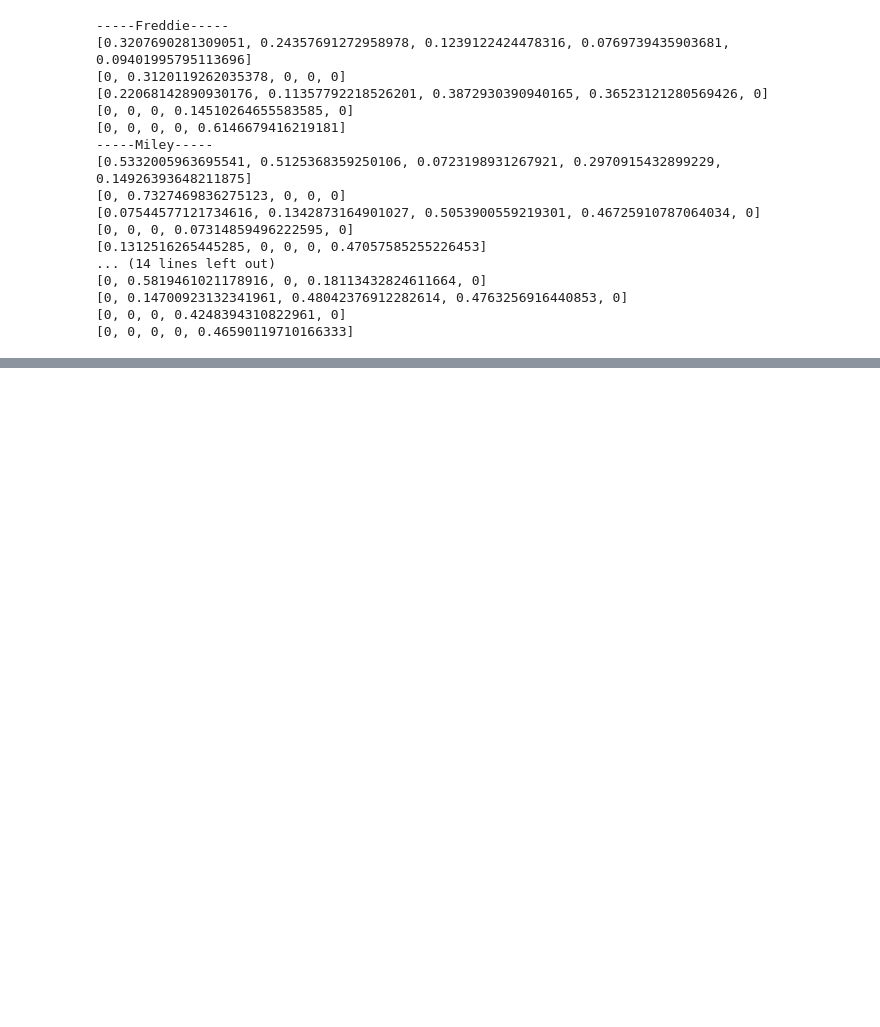
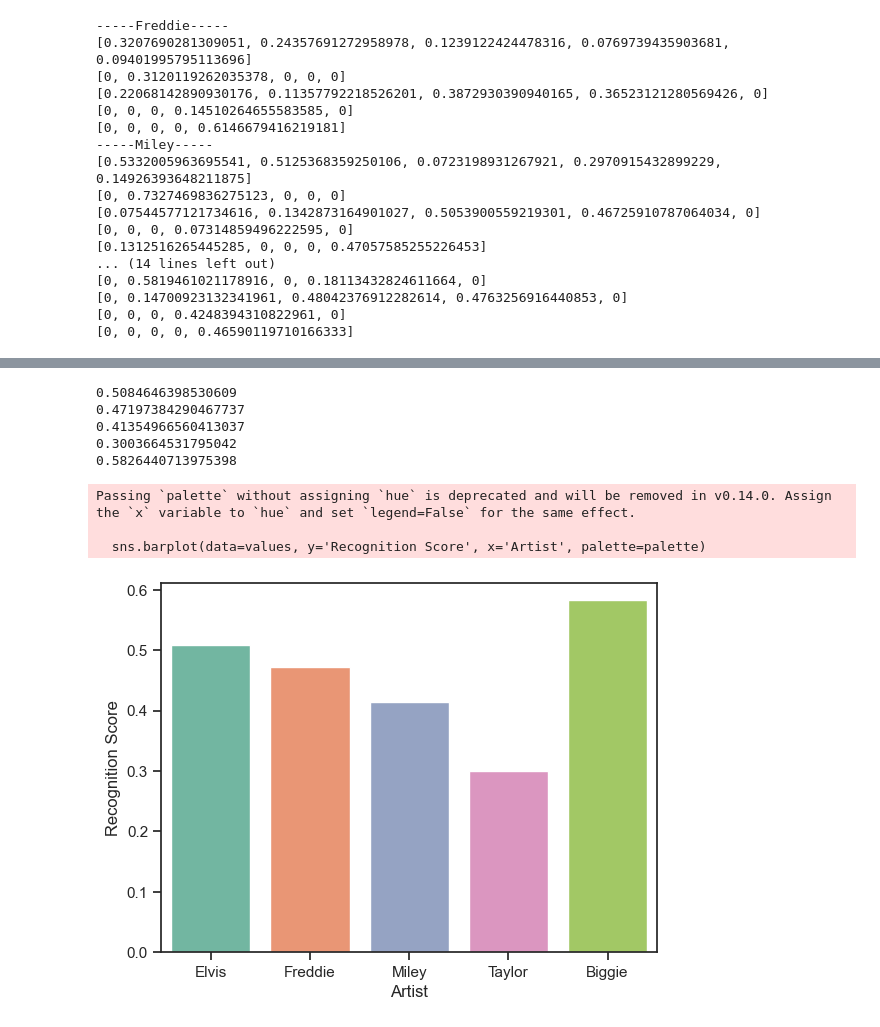
Before and after one commit to CMSC-33260-Voice-Dub-Detection/pico-voice-workflow, a Jupyter notebook: data_processing.ipynb, the cells around one changed output, grey strips where cells are left out. Drawn from its saved outputs; the diff is of its cells as text; code cells hidden in the pictures; blank space fills up the shorter version.

```diff
--- a/data_processing.ipynb
+++ b/data_processing.ipynb
@@ -173,0 +202,35 @@ Elvis
+# %%
+import pandas as pd
+
+value = [0,0,0,0,0]
+for song in song_data.keys():
+    for i in range(5):
+        value[i] += song_data[song][i][i]
+
+values = pd.DataFrame(
+    {
+        'Recognition Score':[x/len(song_data.keys()) for x in value],
+        'Artist': x_axis_labels,
+    }
+)
+
+for v in value:
+    print(v/len(song_data.keys()) )
+
+# fig, ax = plt.subplots()
+palette = sns.color_palette("Set2")
+sns.barplot(data=values, y='Recognition Score', x='Artist', palette=palette)
+# plt.ylabel('Recognition Score')
+# plt.xlabel('Artist')
+plt.savefig(f'average_artist.png')
+plt.show()
+# %% [output]
+0.5084646398530609
+0.47197384290467737
+0.41354966560413037
+0.3003664531795042
+0.5826440713975398
+Passing `palette` without assigning `hue` is deprecated and will be removed in v0.14.0. Assign the `x` variable to `hue` and set `legend=False` for the same effect.
+
+  sns.barplot(data=values, y='Recognition Score', x='Artist', palette=palette)
+[figure, added]
```
Also changed, not shown: parts of 8 cells of this notebook, 10 other files.
